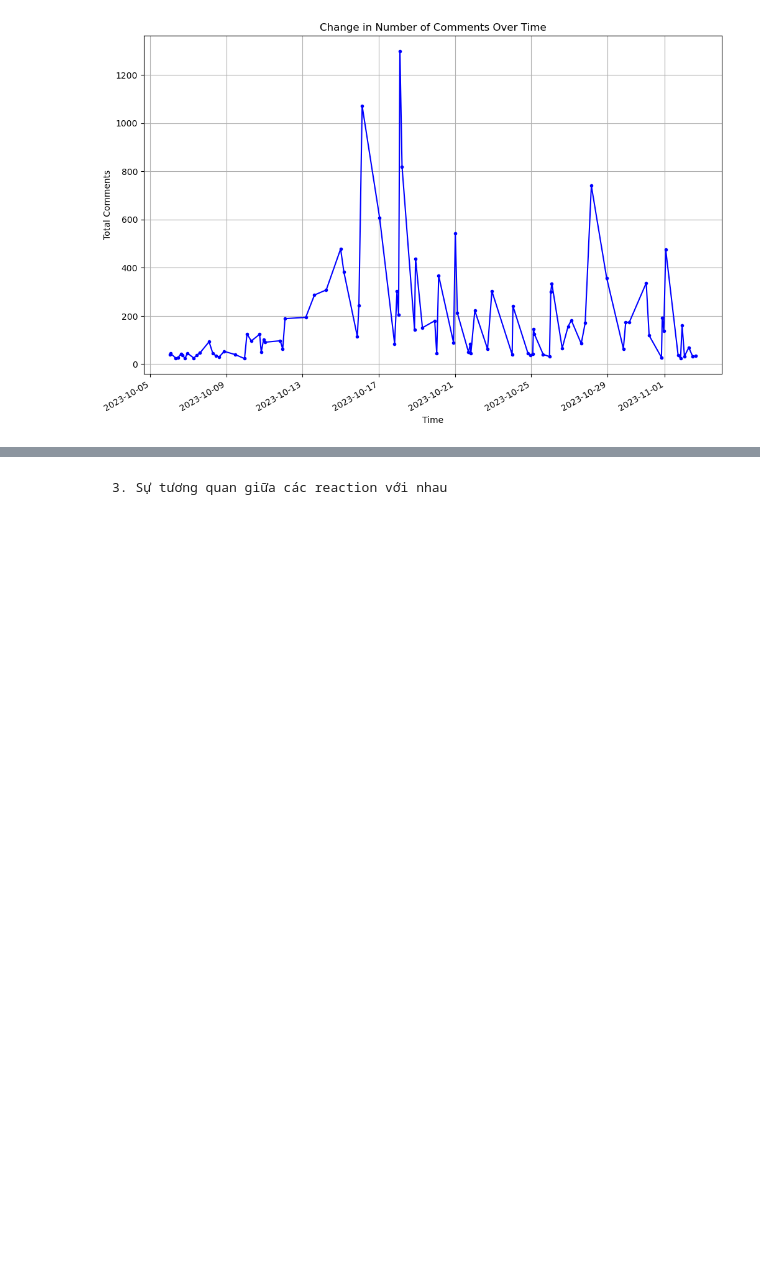
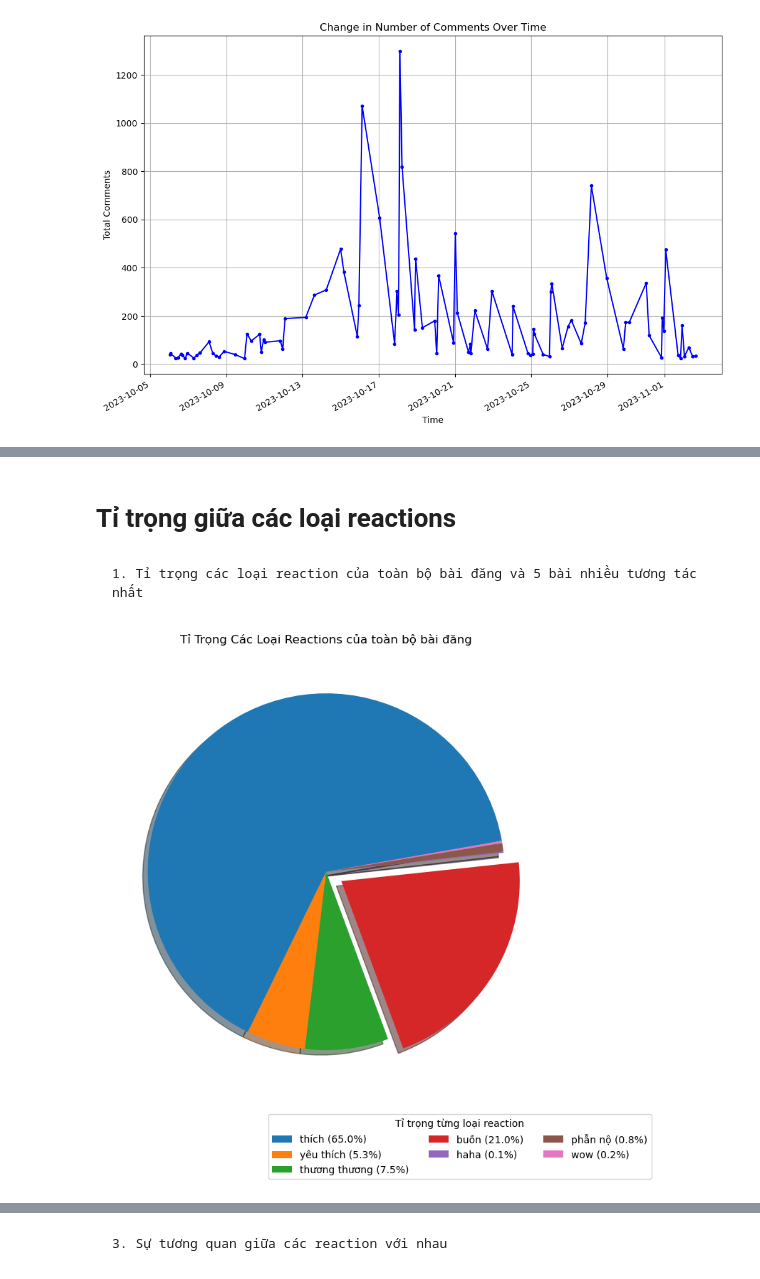
Before and after one commit to ngocnhatAI/data-analysis-report, a Jupyter notebook: Analyze_data.ipynb, the cells around one changed output, grey strips where cells are left out. Cells and saved outputs as stored; diff of their text form; code cells hidden in the pictures; blank space fills up the shorter version.

```diff
--- a/Analyze_data.ipynb
+++ b/Analyze_data.ipynb
@@ -90,0 +83,39 @@ plt.show()
+# %% [markdown]
+# Tỉ trọng giữa các loại reactions
+# %% [markdown]
+    1. Tỉ trọng các loại reaction của toàn bộ bài đăng và 5 bài nhiều tương tác nhất
+# %%
+def str_to_dict(s):
+    try:
+        return eval(s)
+    except:
+        return {}
+# Converting the reaction strings to dictionaries
+reaction_dicts = df['reactions'].apply(str_to_dict)
+# Aggregating the reaction types across all posts
+total_reactions = {}
+for reaction_dict in reaction_dicts:
+    for reaction, count in reaction_dict.items():
+        if reaction in total_reactions:
+            total_reactions[reaction] += count
+        else:
+            total_reactions[reaction] = count
+
+# Preparing data for plotting
+reactions = list(total_reactions.keys())
+counts = list(total_reactions.values())
+total = sum(counts)
+percentages = [f"{count / total * 100:.1f}%" for count in counts]
+legend_labels = [f"{reaction} ({percent})" for reaction, percent in zip(reactions, percentages)]
+# Generating different colors for each reaction type
+colors = plt.cm.Paired(range(len(reactions)))
+
+# Plotting the bar chart with different colors for each reaction type
+myexplodes = np.array([0, 0, 0, 0.1, 0, 0, 0])
+plt.figure(figsize=(8, 8))
+plt.pie(counts, explode=myexplodes,shadow=True, startangle=10)
+plt.title('Tỉ Trọng Các Loại Reactions của toàn bộ bài đăng')
+plt.legend(legend_labels, title="Tỉ trọng từng loại reaction", loc="lower center", bbox_to_anchor=(0.8, -0.2), ncol=3)
+plt.tight_layout()
+# %% [output]
+[figure, added]
```
Also changed, not shown: parts of 17 cells of this notebook.
